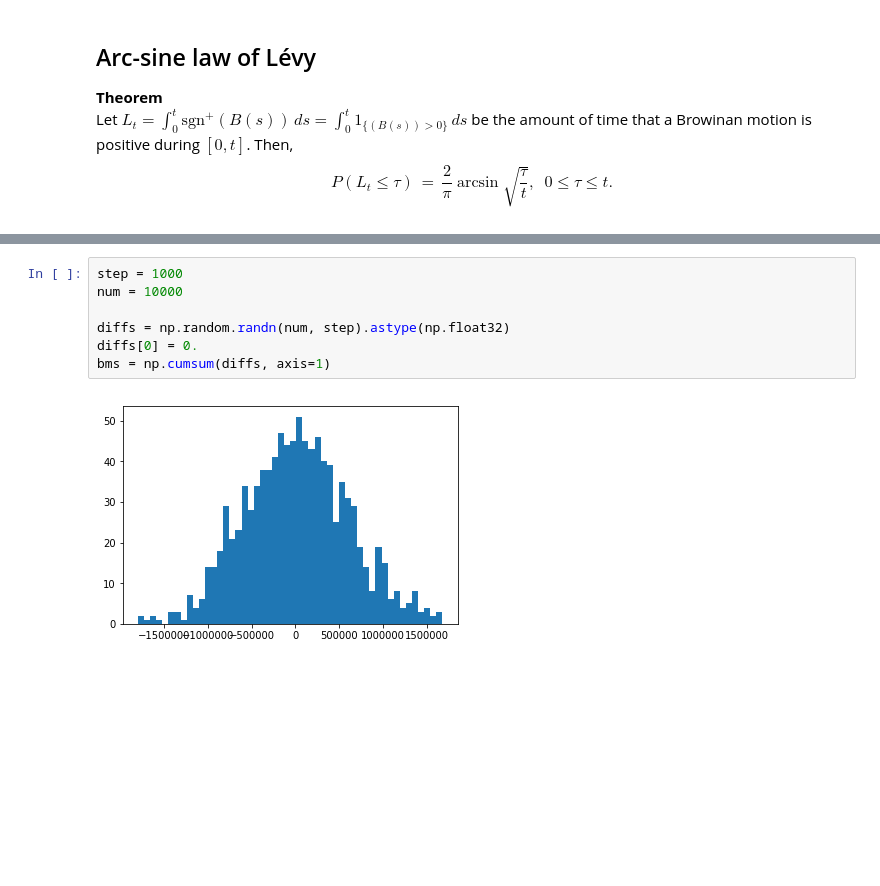
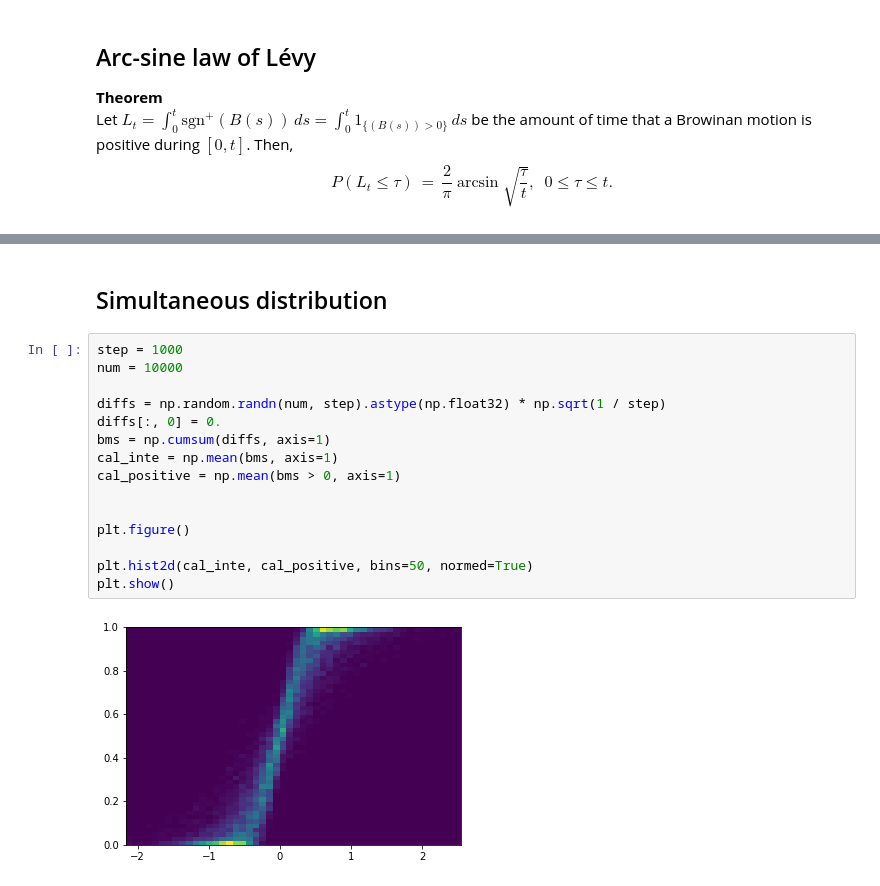
Before and after one commit to mo-mo-666/qiita-articles-script, a Jupyter notebook: arcsin-law/arcsin_law.ipynb, the cells around one changed output, grey strips where cells are left out. Saved outputs shown, nothing was run; the diff lists cells and outputs as text; blank space fills up the shorter version.

```diff
--- a/arcsin-law/arcsin_law.ipynb
+++ b/arcsin-law/arcsin_law.ipynb
@@ -65,9 +99,19 @@ $$\int_0^t B(s)\, ds  \sim N\bigg{(} 0,\frac{1}{3}t^2 \bigg{)}. $$
+# %% [markdown]
+## Simultaneous distribution
 # %%
 step = 1000
 num = 10000
 
-diffs = np.random.randn(num, step).astype(np.float32)
-diffs[0] = 0.
+diffs = np.random.randn(num, step).astype(np.float32) * np.sqrt(1 / step)
+diffs[:, 0] = 0.
 bms = np.cumsum(diffs, axis=1)
+cal_inte = np.mean(bms, axis=1)
+cal_positive = np.mean(bms > 0, axis=1)
+
+
+plt.figure()
+
+plt.hist2d(cal_inte, cal_positive, bins=50, normed=True)
+plt.show()
 # %% [output]
-[figure, old version]
+[figure, new version]
```
Also changed, not shown: parts of 5 cells of this notebook.
